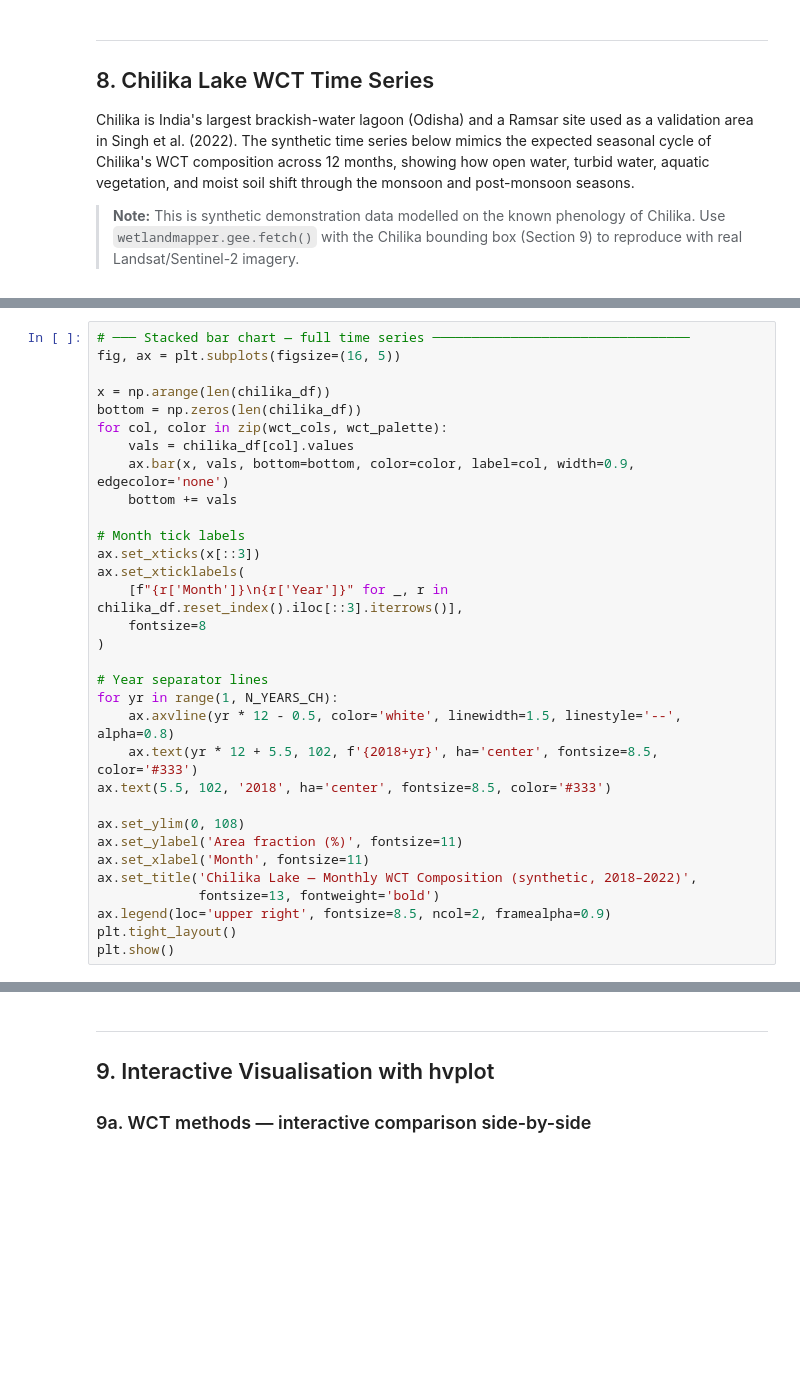
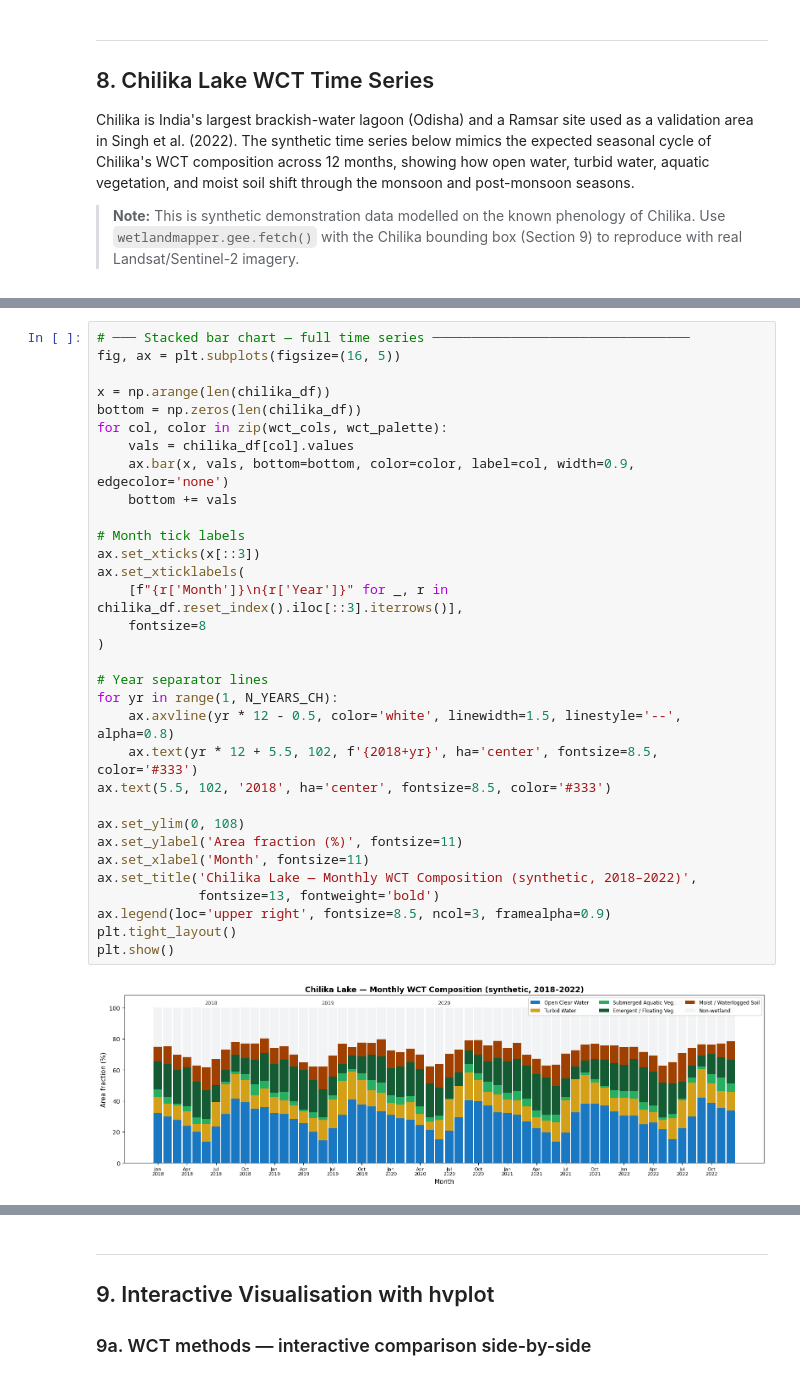
Before and after one commit to manudeo/wetlandmapper, a Jupyter notebook: notebooks/demo_wetlandmapper.ipynb, the cells around one changed output, grey strips where cells are left out. Cells and saved outputs as stored; diff of their text form; blank space fills up the shorter version.

```diff
--- a/notebooks/demo_wetlandmapper.ipynb
+++ b/notebooks/demo_wetlandmapper.ipynb
@@ -601,34 +737,36 @@ print(chilika_df[wct_cols].head(6))
 # ─── Stacked bar chart — full time series ─────────────────────────────────
 fig, ax = plt.subplots(figsize=(16, 5))
 
 x = np.arange(len(chilika_df))
 bottom = np.zeros(len(chilika_df))
 for col, color in zip(wct_cols, wct_palette):
     vals = chilika_df[col].values
     ax.bar(x, vals, bottom=bottom, color=color, label=col, width=0.9, edgecolor='none')
     bottom += vals
 
 # Month tick labels
 ax.set_xticks(x[::3])
 ax.set_xticklabels(
     [f"{r['Month']}\n{r['Year']}" for _, r in chilika_df.reset_index().iloc[::3].iterrows()],
     fontsize=8
 )
 
 # Year separator lines
 for yr in range(1, N_YEARS_CH):
     ax.axvline(yr * 12 - 0.5, color='white', linewidth=1.5, linestyle='--', alpha=0.8)
     ax.text(yr * 12 + 5.5, 102, f'{2018+yr}', ha='center', fontsize=8.5, color='#333')
 ax.text(5.5, 102, '2018', ha='center', fontsize=8.5, color='#333')
 
 ax.set_ylim(0, 108)
 ax.set_ylabel('Area fraction (%)', fontsize=11)
 ax.set_xlabel('Month', fontsize=11)
 ax.set_title('Chilika Lake — Monthly WCT Composition (synthetic, 2018–2022)',
              fontsize=13, fontweight='bold')
-ax.legend(loc='upper right', fontsize=8.5, ncol=2, framealpha=0.9)
+ax.legend(loc='upper right', fontsize=8.5, ncol=3, framealpha=0.9)
 plt.tight_layout()
 plt.show()
+# %% [output]
+[figure, added]
 # %%
 # ─── Mean seasonal cycle (averaged across 5 years) ────────────────────────
 monthly_mean = chilika_df[wct_cols + ['Month']].copy()
```
Also changed, not shown: parts of 39 cells of this notebook.
